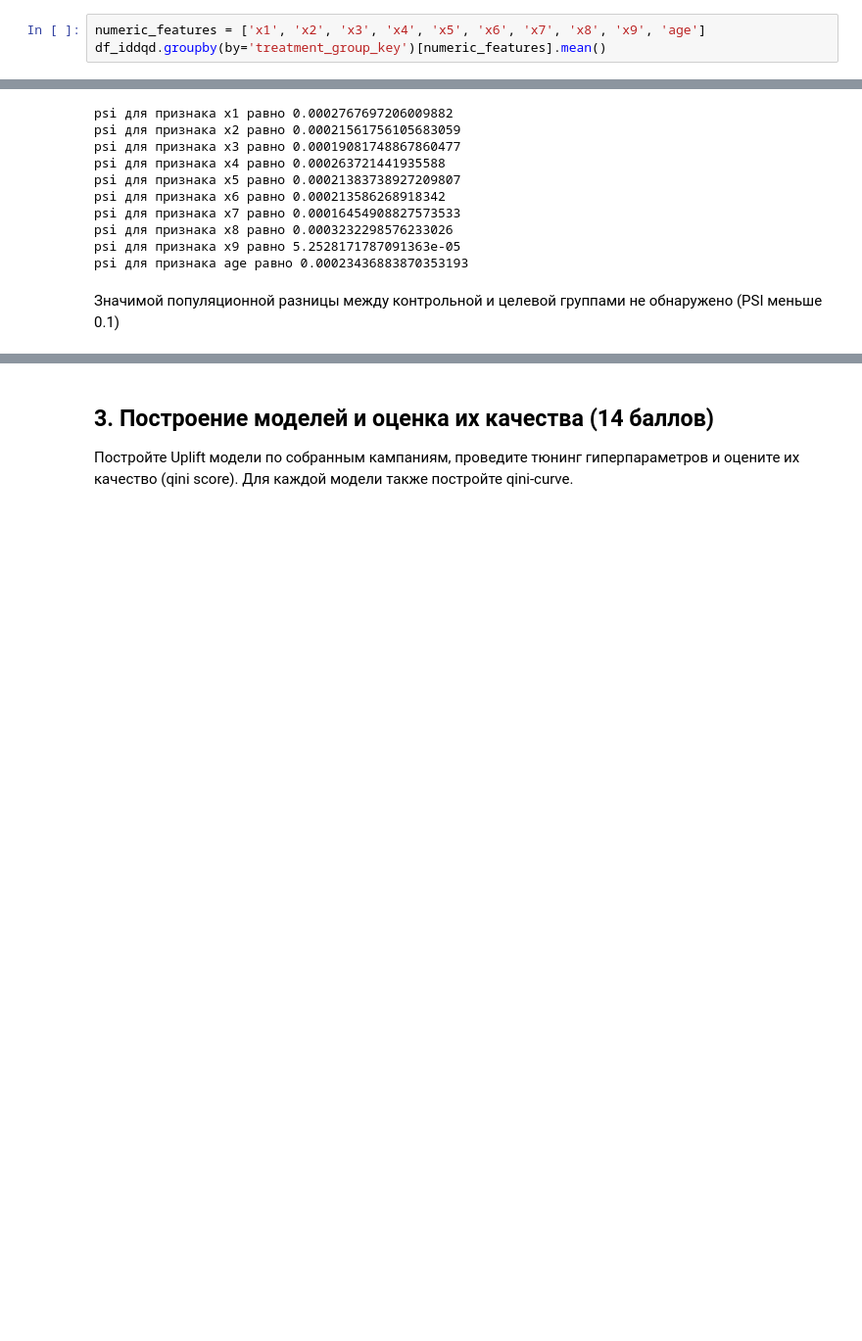
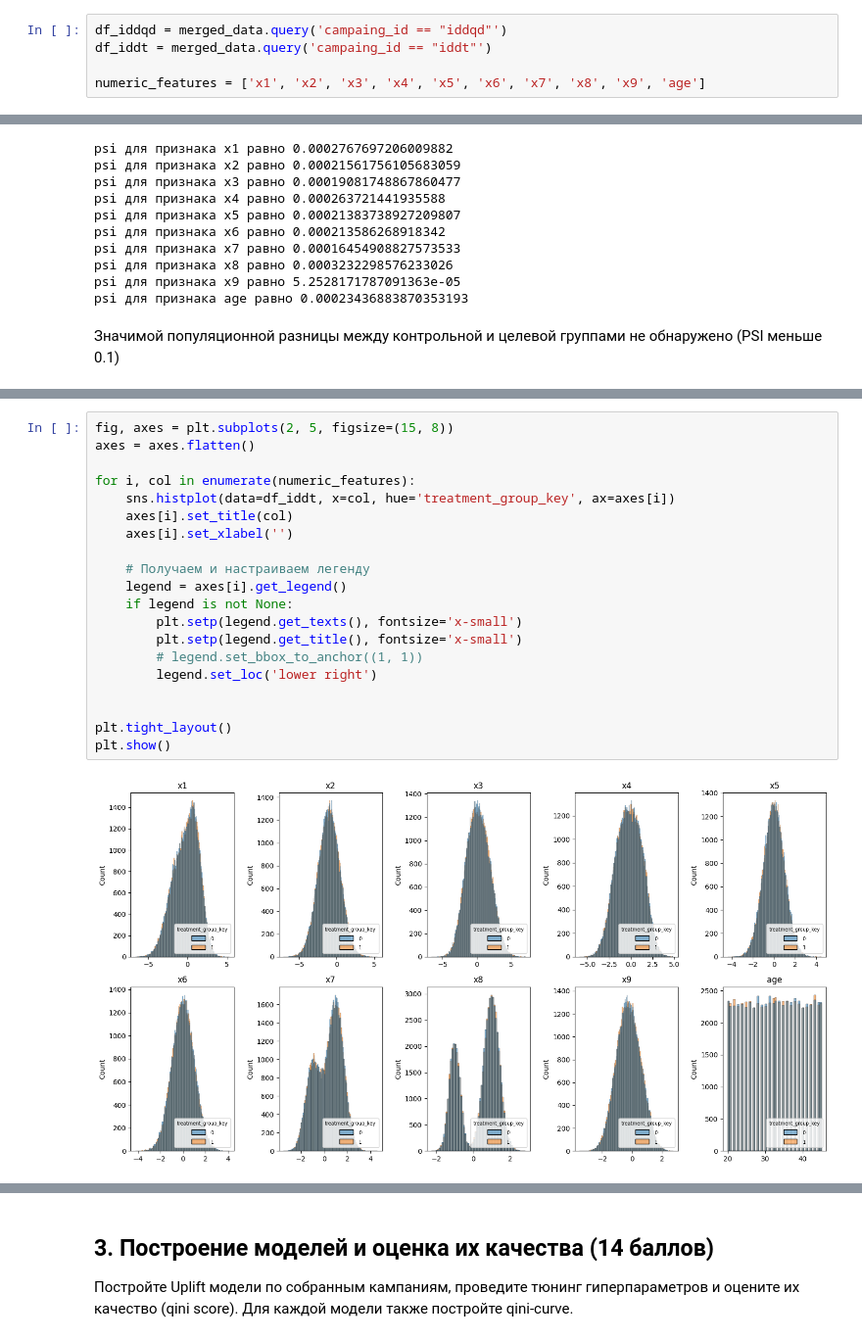
Before and after one commit to psaw/hse-ai24-ml, a Jupyter notebook: hw-6/AI_HW6_uplift.ipynb, the cells around one changed output, grey strips where cells are left out. Shown at 98% size. Saved outputs shown, nothing was run; the diff lists cells and outputs as text; blank space fills up the shorter version.

```diff
--- a/hw-6/AI_HW6_uplift.ipynb
+++ b/hw-6/AI_HW6_uplift.ipynb
@@ -566,3 +541,5 @@ df_iddqd.head()
 # %%
+df_iddqd = merged_data.query('campaing_id == "iddqd"')
+df_iddt = merged_data.query('campaing_id == "iddt"')
+
 numeric_features = ['x1', 'x2', 'x3', 'x4', 'x5', 'x6', 'x7', 'x8', 'x9', 'age']
-df_iddqd.groupby(by='treatment_group_key')[numeric_features].mean()
@@ -669,0 +635,22 @@ psi для признака age равно 0.00023436883870353193
+# %%
+fig, axes = plt.subplots(2, 5, figsize=(15, 8))
+axes = axes.flatten()
+
+for i, col in enumerate(numeric_features):
+    sns.histplot(data=df_iddt, x=col, hue='treatment_group_key', ax=axes[i])
+    axes[i].set_title(col)
+    axes[i].set_xlabel('')
+
+    # Получаем и настраиваем легенду
+    legend = axes[i].get_legend()
+    if legend is not None:
+        plt.setp(legend.get_texts(), fontsize='x-small')
+        plt.setp(legend.get_title(), fontsize='x-small')
+        # legend.set_bbox_to_anchor((1, 1))
+        legend.set_loc('lower right')
+
+
+plt.tight_layout()
+plt.show()
+# %% [output]
+[figure, added]
```
Also changed, not shown: parts of 40 cells of this notebook.
